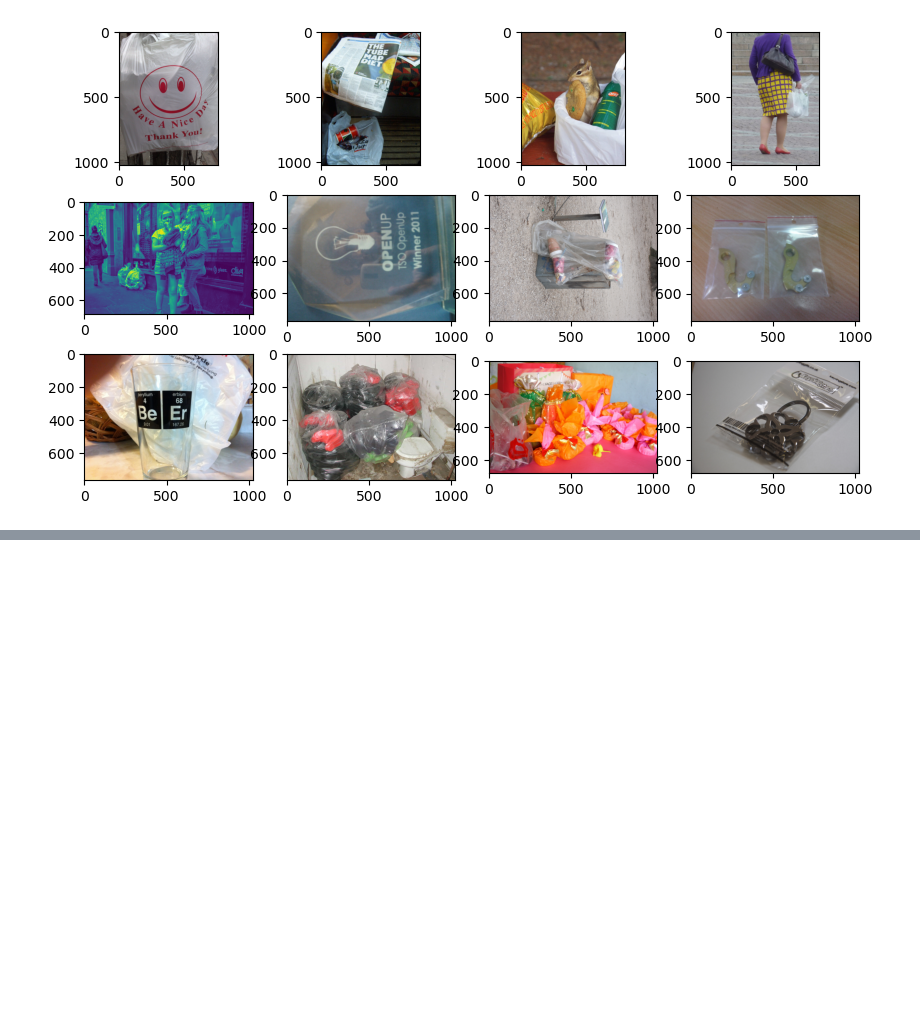
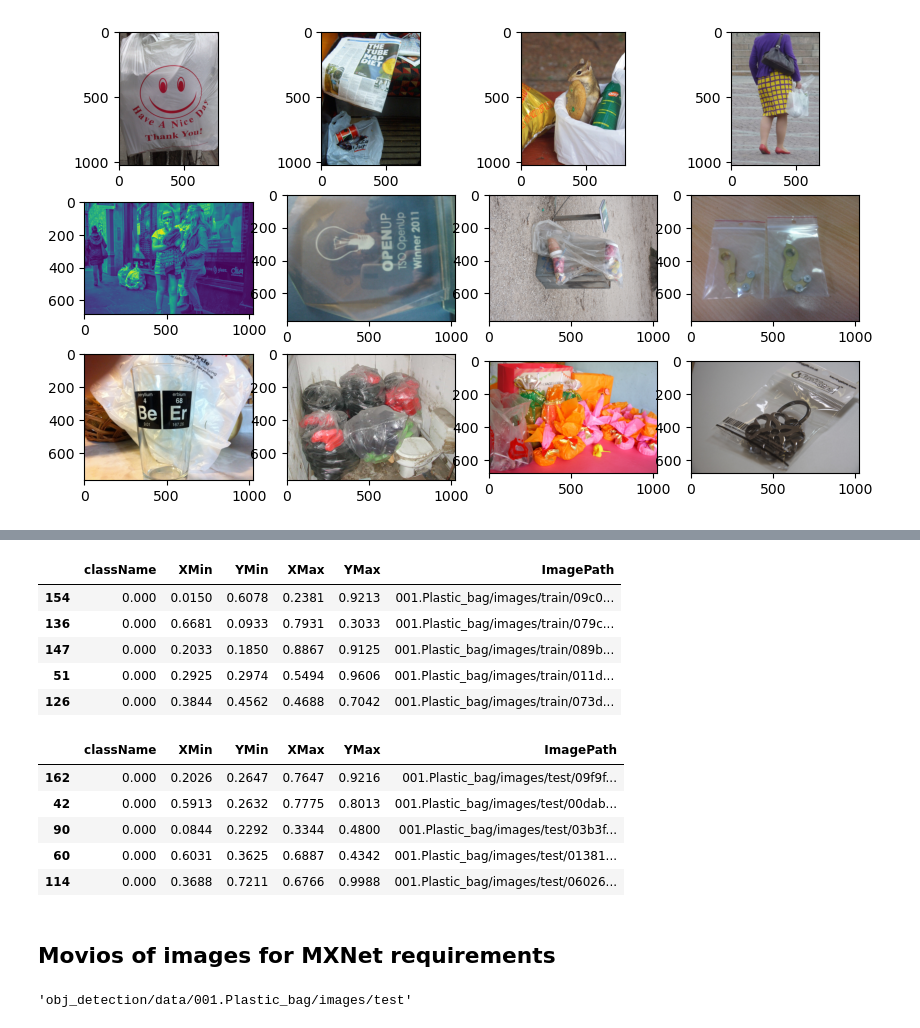
Before and after one commit to CKChiangGit/AWS_SageMaker_Tutorial, a Jupyter notebook: AWS_SageMaker_Tutorial_02_Code.ipynb, the cells around one changed output, grey strips where cells are left out. Cells and saved outputs as stored; diff of their text form; code cells hidden in the pictures; blank space fills up the shorter version.

```diff
--- a/AWS_SageMaker_Tutorial_02_Code.ipynb
+++ b/AWS_SageMaker_Tutorial_02_Code.ipynb
@@ -541,0 +593,6 @@ the label width represents the 5 upcoming parameters that will be inputted:
+# %%
+train_df["ImagePath"] = "001.Plastic_bag/images/train/"+train_df['ImageID']+ '.jpg'
+test_df["ImagePath"] = "001.Plastic_bag/images/test/"+test_df['ImageID']+ '.jpg'
+# %%
+train_df = train_df[['className', 'XMin', 'YMin', 'XMax', 'YMax', 'ImagePath']]
+test_df = test_df[['className', 'XMin', 'YMin', 'XMax', 'YMax', 'ImagePath']]
@@ -541,0 +604,19 @@ the label width represents the 5 upcoming parameters that will be inputted:
+# %%
+final_test_df = test_df.copy()
+final_test_df['className'] = "0.000"
+# %%
+display(final_train_df.head())
+display(final_test_df.head())
+# %% [output]
+|  | className | XMin | YMin | XMax | YMax | ImagePath |
+| 154 | 0.000 | 0.0150 | 0.6078 | 0.2381 | 0.9213 | 001.Plastic_bag/images/train/09c0... |
+| 136 | 0.000 | 0.6681 | 0.0933 | 0.7931 | 0.3033 | 001.Plastic_bag/images/train/079c... |
+| 147 | 0.000 | 0.2033 | 0.1850 | 0.8867 | 0.9125 | 001.Plastic_bag/images/train/089b... |
+| 51 | 0.000 | 0.2925 | 0.2974 | 0.5494 | 0.9606 | 001.Plastic_bag/images/train/011d... |
+| 126 | 0.000 | 0.3844 | 0.4562 | 0.4688 | 0.7042 | 001.Plastic_bag/images/train/073d... |
+|  | className | XMin | YMin | XMax | YMax | ImagePath |
+| 162 | 0.000 | 0.2026 | 0.2647 | 0.7647 | 0.9216 | 001.Plastic_bag/images/test/09f9f... |
+| 42 | 0.000 | 0.5913 | 0.2632 | 0.7775 | 0.8013 | 001.Plastic_bag/images/test/00dab... |
+| 90 | 0.000 | 0.0844 | 0.2292 | 0.3344 | 0.4800 | 001.Plastic_bag/images/test/03b3f... |
+| 60 | 0.000 | 0.6031 | 0.3625 | 0.6887 | 0.4342 | 001.Plastic_bag/images/test/01381... |
+| 114 | 0.000 | 0.3688 | 0.7211 | 0.6766 | 0.9988 | 001.Plastic_bag/images/test/06026... |
@@ -541,0 +634,8 @@ the label width represents the 5 upcoming parameters that will be inputted:
+# %% [markdown]
+## Movios of images for MXNet requirements
+# %%
+import shutil
+shutil.move('unzipped/trainImages/data','obj_detection/data/001.Plastic_bag/images/train')
+shutil.move('unzipped/testImages/data','obj_detection/data/001.Plastic_bag/images/test')
+# %% [output]
+'obj_detection/data/001.Plastic_bag/images/test'
```
Also changed, not shown: parts of 38 cells of this notebook, 5 other files.
